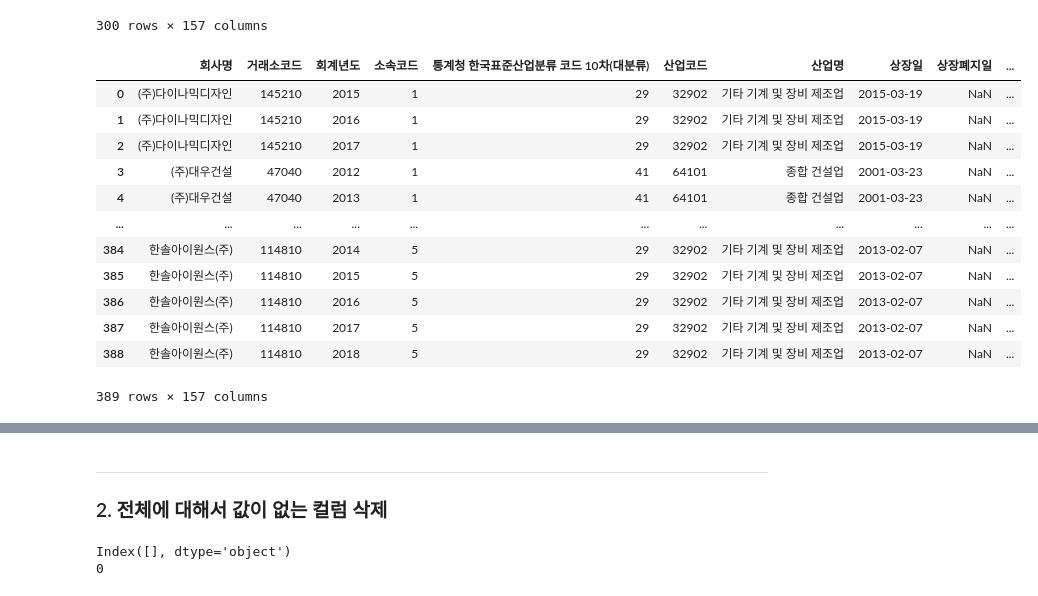
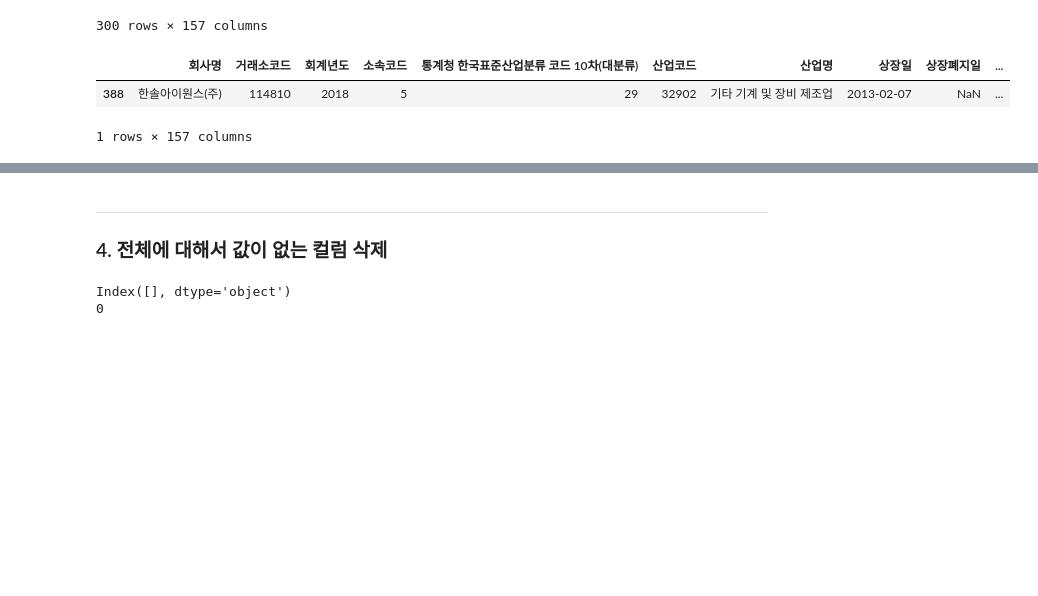
Before and after one commit to po5412409/Accounting-Fraud, a Jupyter notebook: 02.데이터전처리/재무비율전처리.ipynb, the cells around one changed output, grey strips where cells are left out. Drawn from its saved outputs; the diff is of its cells as text; code cells hidden in the pictures; blank space fills up the shorter version.

```diff
--- a/02.데이터전처리/재무비율전처리.ipynb
+++ b/02.데이터전처리/재무비율전처리.ipynb
@@ -378,21 +332,11 @@ kospi_ratio_cleaned
 # %%
 # kospi_ratio_cleaned와 check를 위아래로 연결
 combined_df = pd.concat([kospi_ratio_cleaned, check], ignore_index=True)
-combined_df
+combined_df.tail(1)
 # %% [output]
 |  | 회사명 | 거래소코드 | 회계년도 | 소속코드 | 통계청 한국표준산업분류 코드 10차(대분류) | 산업코드 | 산업명 | 상장일 | 상장폐지일 | ... |
-| 0 | (주)다이나믹디자인 | 145210 | 2015 | 1 | 29 | 32902 | 기타 기계 및 장비 제조업 | 2015-03-19 | NaN | ... |
-| 1 | (주)다이나믹디자인 | 145210 | 2016 | 1 | 29 | 32902 | 기타 기계 및 장비 제조업 | 2015-03-19 | NaN | ... |
-| 2 | (주)다이나믹디자인 | 145210 | 2017 | 1 | 29 | 32902 | 기타 기계 및 장비 제조업 | 2015-03-19 | NaN | ... |
-| 3 | (주)대우건설 | 47040 | 2012 | 1 | 41 | 64101 | 종합 건설업 | 2001-03-23 | NaN | ... |
-| 4 | (주)대우건설 | 47040 | 2013 | 1 | 41 | 64101 | 종합 건설업 | 2001-03-23 | NaN | ... |
-| ... | ... | ... | ... | ... | ... | ... | ... | ... | ... | ... |
-| 384 | 한솔아이원스(주) | 114810 | 2014 | 5 | 29 | 32902 | 기타 기계 및 장비 제조업 | 2013-02-07 | NaN | ... |
-| 385 | 한솔아이원스(주) | 114810 | 2015 | 5 | 29 | 32902 | 기타 기계 및 장비 제조업 | 2013-02-07 | NaN | ... |
-| 386 | 한솔아이원스(주) | 114810 | 2016 | 5 | 29 | 32902 | 기타 기계 및 장비 제조업 | 2013-02-07 | NaN | ... |
-| 387 | 한솔아이원스(주) | 114810 | 2017 | 5 | 29 | 32902 | 기타 기계 및 장비 제조업 | 2013-02-07 | NaN | ... |
 | 388 | 한솔아이원스(주) | 114810 | 2018 | 5 | 29 | 32902 | 기타 기계 및 장비 제조업 | 2013-02-07 | NaN | ... |
-389 rows × 157 columns
+1 rows × 157 columns
 # %%
 combined_df.sort_values(by=['거래소코드', '회계년도'], ascending=[True, True])
 # %% [output]
@@ -411,7 +355,7 @@ combined_df.sort_values(by=['거래소코드', '회계년도'], ascending=[True,
 389 rows × 157 columns
 # %% [markdown]
 ---
-### 2. 전체에 대해서 값이 없는 컬럼 삭제
+### 4. 전체에 대해서 값이 없는 컬럼 삭제
 # %%
 # 값이 아예 없는(전체 결측치인) 컬럼 찾기
 empty_columns = combined_df.columns[combined_df.isnull().all()]
```
Also changed, not shown: parts of 44 cells of this notebook, 4 other files.
